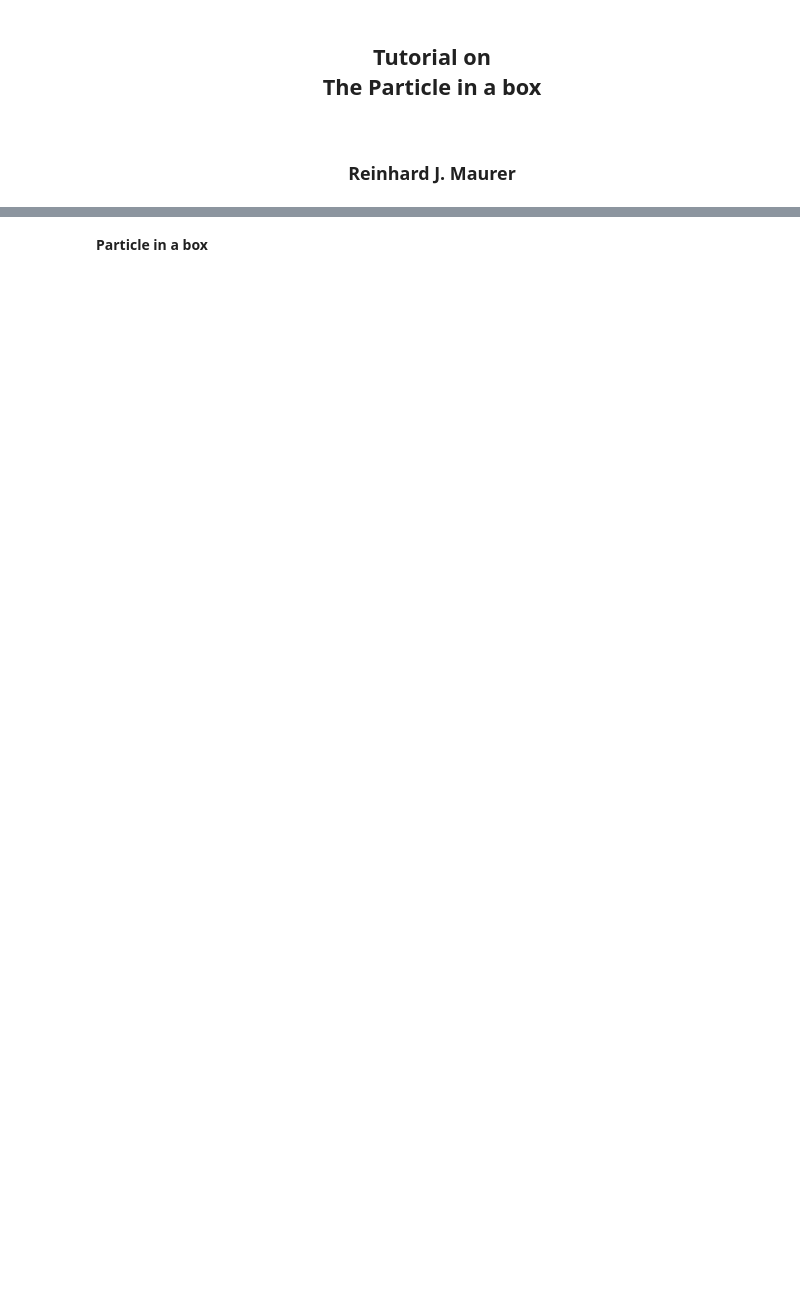
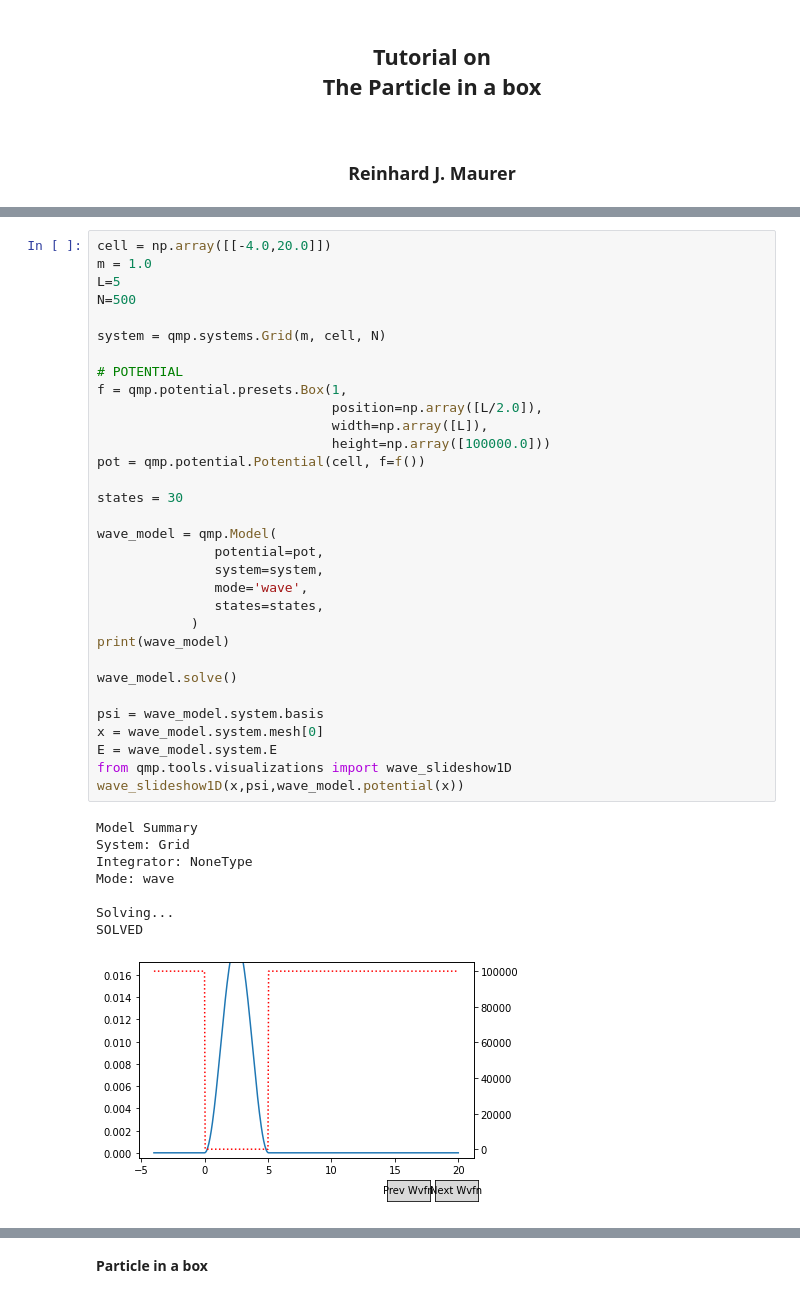
Before and after one commit to maurergroup/hosted_notebooks, a Jupyter notebook: Tutorial_Particle_in_box.ipynb, the cells around one changed output, grey strips where cells are left out. Cells and saved outputs as stored; diff of their text form; blank space fills up the shorter version.

```diff
--- a/Tutorial_Particle_in_box.ipynb
+++ b/Tutorial_Particle_in_box.ipynb
@@ -85 +84,42 @@ Loading BokehJS ...
+# %%
+cell = np.array([[-4.0,20.0]])
+m = 1.0
+L=5
+N=500
+
+system = qmp.systems.Grid(m, cell, N)
+
+# POTENTIAL
+f = qmp.potential.presets.Box(1,
+                              position=np.array([L/2.0]),
+                              width=np.array([L]),
+                              height=np.array([100000.0]))
+pot = qmp.potential.Potential(cell, f=f())
+
+states = 30
+
+wave_model = qmp.Model(
+               potential=pot,
+               system=system,
+               mode='wave',
+               states=states,
+            )
+print(wave_model)
+
+wave_model.solve()
+
+psi = wave_model.system.basis
+x = wave_model.system.mesh[0]
+E = wave_model.system.E
+from qmp.tools.visualizations import wave_slideshow1D
+wave_slideshow1D(x,psi,wave_model.potential(x))
+# %% [output]
+Model Summary
+System: Grid
+Integrator: NoneType
+Mode: wave
+
+Solving...
+SOLVED
+[figure, added]
 # %%
```
Also changed, not shown: parts of 12 cells of this notebook.
